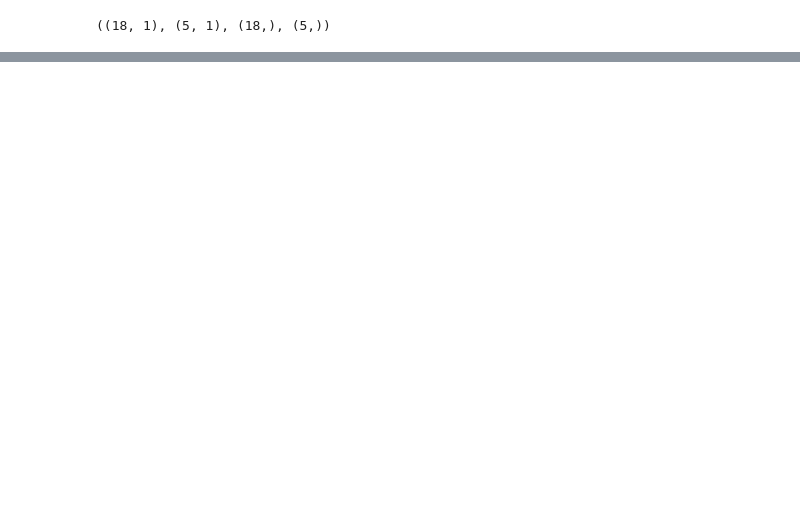
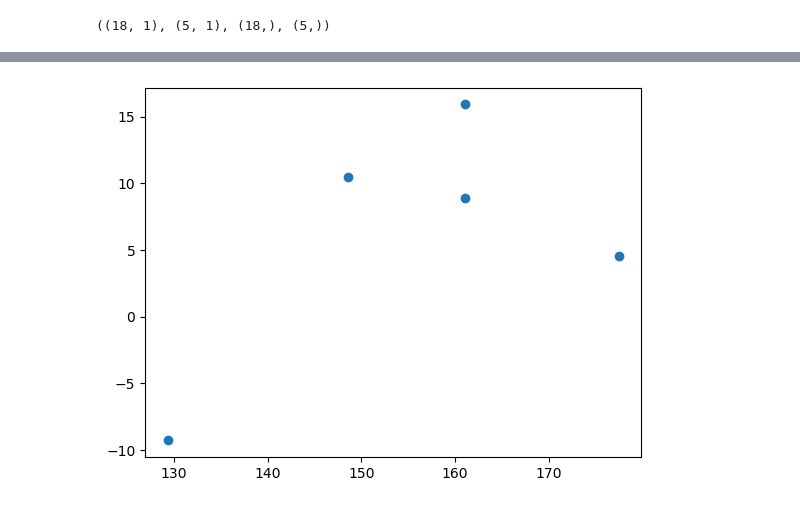
Before and after one commit to rahul-coo/Simple_Linear_Regression, a Jupyter notebook: SLR.ipynb, the cells around one changed output, grey strips where cells are left out. Saved outputs shown, nothing was run; the diff lists cells and outputs as text; code cells hidden in the pictures; blank space fills up the shorter version.

```diff
--- a/SLR.ipynb
+++ b/SLR.ipynb
@@ -91,0 +122,4 @@ X_train.shape,X_test.shape,y_train.shape,y_test.shape
+# %%
+regression=LinearRegression()
+# %%
+regression.fit(X_train,y_train)
@@ -91,0 +140,2 @@ X_train.shape,X_test.shape,y_train.shape,y_test.shape
+# %%
+y_pred_test=regression.predict(X_test)
@@ -91,0 +206,3 @@ X_train.shape,X_test.shape,y_train.shape,y_test.shape
+# %%
+residuals=y_test-y_pred_test
+residuals
@@ -91,0 +231,5 @@ X_train.shape,X_test.shape,y_train.shape,y_test.shape
+# %%
+plt.scatter(y_pred_test,residuals)
+plt.show()
+# %% [output]
+[figure, added]
```
Also changed, not shown: parts of 27 cells of this notebook.
